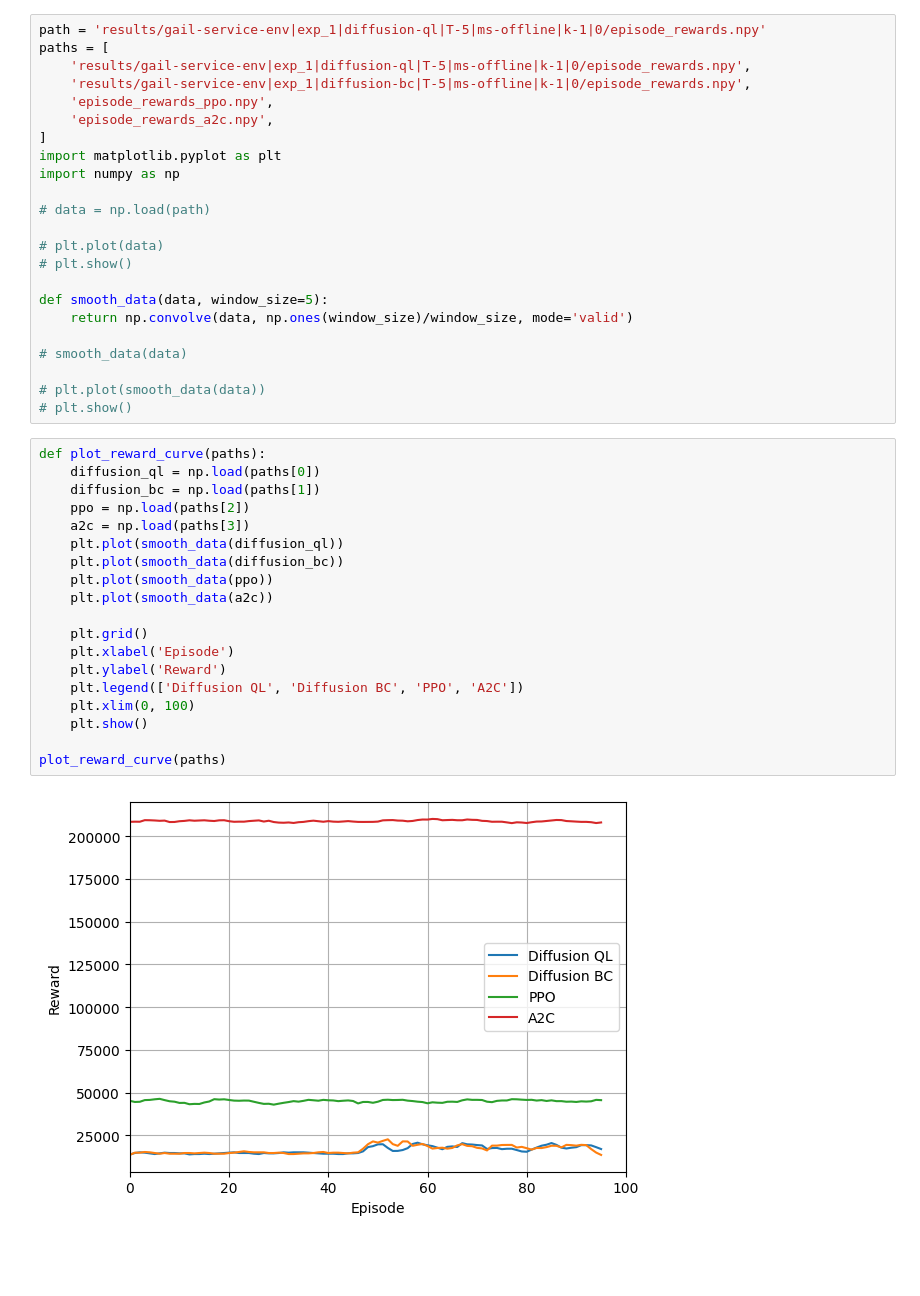
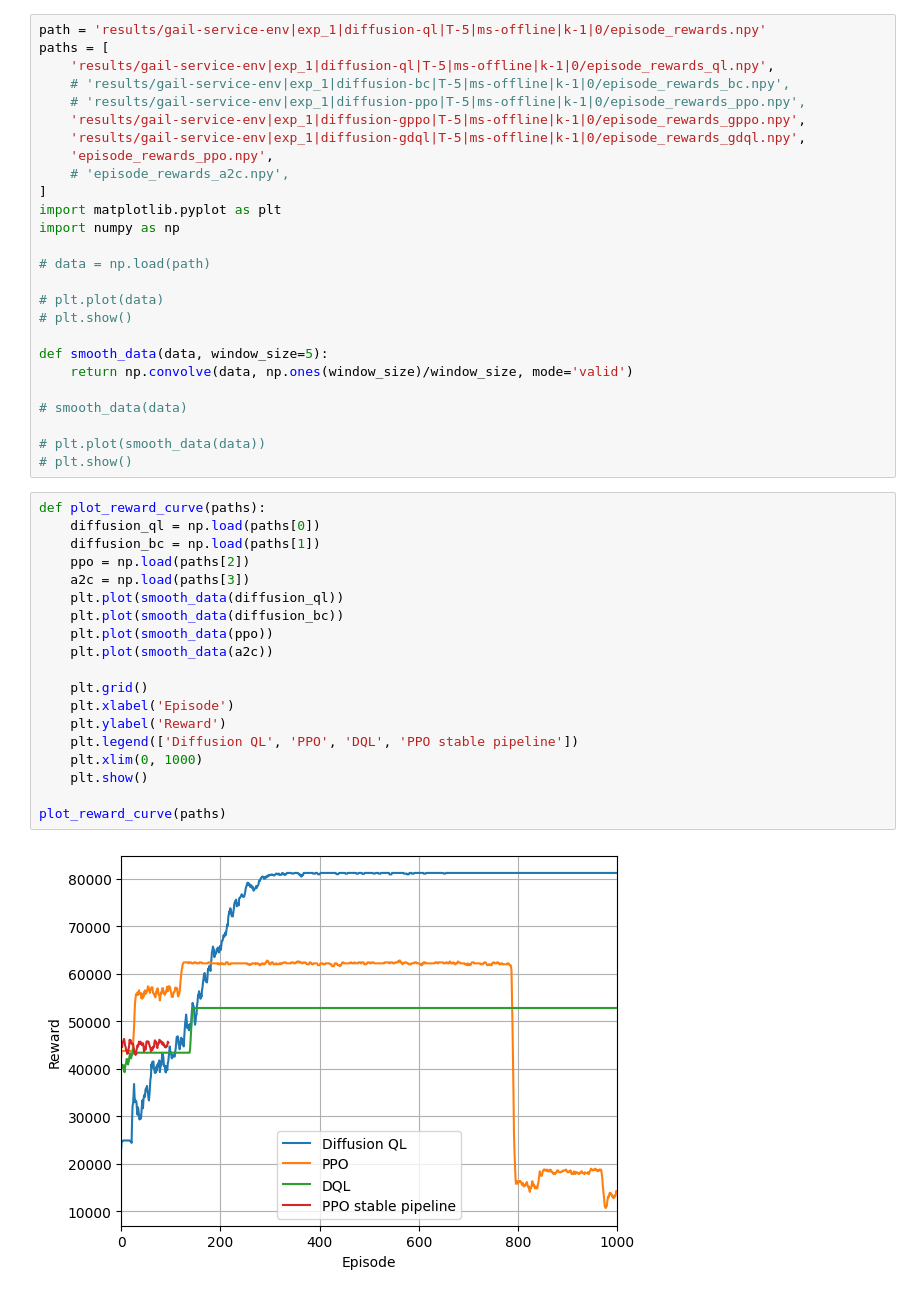
Before and after one commit to qkhanh711/Diffusion-Policies-for-RL, a Jupyter notebook: plot.ipynb, the cells around one changed output. Drawn from its saved outputs; the diff is of its cells as text; blank space fills up the shorter version.

```diff
--- a/plot.ipynb
+++ b/plot.ipynb
@@ -1,10 +1,13 @@
 # %%
 path = 'results/gail-service-env|exp_1|diffusion-ql|T-5|ms-offline|k-1|0/episode_rewards.npy'
 paths = [
-    'results/gail-service-env|exp_1|diffusion-ql|T-5|ms-offline|k-1|0/episode_rewards.npy',
-    'results/gail-service-env|exp_1|diffusion-bc|T-5|ms-offline|k-1|0/episode_rewards.npy',
+    'results/gail-service-env|exp_1|diffusion-ql|T-5|ms-offline|k-1|0/episode_rewards_ql.npy',
+    # 'results/gail-service-env|exp_1|diffusion-bc|T-5|ms-offline|k-1|0/episode_rewards_bc.npy',
+    # 'results/gail-service-env|exp_1|diffusion-ppo|T-5|ms-offline|k-1|0/episode_rewards_ppo.npy',
+    'results/gail-service-env|exp_1|diffusion-gppo|T-5|ms-offline|k-1|0/episode_rewards_gppo.npy',
+    'results/gail-service-env|exp_1|diffusion-gdql|T-5|ms-offline|k-1|0/episode_rewards_gdql.npy',
     'episode_rewards_ppo.npy',
-    'episode_rewards_a2c.npy',
+    # 'episode_rewards_a2c.npy',
 ]
 import matplotlib.pyplot as plt
 import numpy as np
@@ -24,21 +27,21 @@ def smooth_data(data, window_size=5):
 # %%
 def plot_reward_curve(paths):
     diffusion_ql = np.load(paths[0])
     diffusion_bc = np.load(paths[1])
     ppo = np.load(paths[2])
     a2c = np.load(paths[3])
     plt.plot(smooth_data(diffusion_ql))
     plt.plot(smooth_data(diffusion_bc))
     plt.plot(smooth_data(ppo))
     plt.plot(smooth_data(a2c))
 
     plt.grid()
     plt.xlabel('Episode')
     plt.ylabel('Reward')
-    plt.legend(['Diffusion QL', 'Diffusion BC', 'PPO', 'A2C'])
-    plt.xlim(0, 100)
+    plt.legend(['Diffusion QL', 'PPO', 'DQL', 'PPO stable pipeline'])
+    plt.xlim(0, 1000)
     plt.show()
 
 plot_reward_curve(paths)
 # %% [output]
-[figure, old version]
+[figure, new version]
```
Also changed, not shown: 27 other files.
